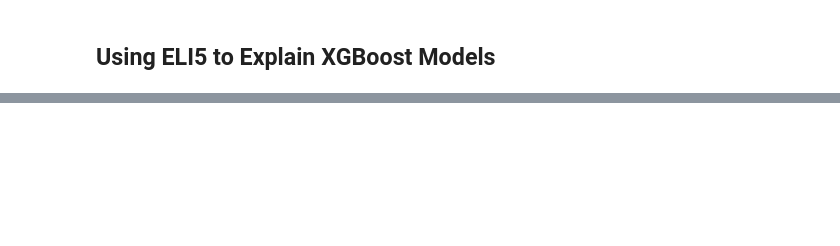
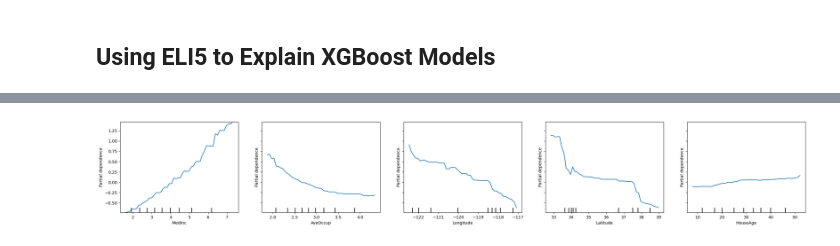
Before and after one commit to PacktPublishing/XGBoost-for-Regression-Predictive-Modeling-and-Time-Series-Analysis, a Jupyter notebook: ch10/model_interpretability.ipynb, the cells around one changed output, grey strips where cells are left out. Saved outputs shown, nothing was run; the diff lists cells and outputs as text; code cells hidden in the pictures; blank space fills up the shorter version.

```diff
--- a/ch10/model_interpretability.ipynb
+++ b/ch10/model_interpretability.ipynb
@@ -152,18 +135,16 @@ eli5.show_weights(perm, feature_names=X_test.columns.tolist())
 # %%
 from sklearn.ensemble import GradientBoostingRegressor
-from sklearn.datasets import load_boston
+from sklearn import datasets
 from sklearn.model_selection import train_test_split
 from sklearn.inspection import plot_partial_dependence
 import matplotlib.pyplot as plt
 import pandas as pd
 
-# Load the Boston housing dataset
-boston = load_boston()
-X = pd.DataFrame(boston.data, columns=boston.feature_names)
-y = boston.target
+# Load the housing dataset
+housingX, housingy = datasets.fetch_california_housing (return_X_y=True, as_frame=True)
 
 # Split the data into training and testing sets
-X_train, X_test, y_train, y_test = train_test_split(X, y, test_size=0.2, random_state=42)
+X_train, X_test, y_train, y_test = train_test_split(housingX, housingy, test_size=0.2, random_state=42)
 
 # Train the Gradient Boosting model
 gbr = GradientBoostingRegressor(n_estimators=100, learning_rate=0.1, max_depth=5, random_state=42)
@@ -178,18 +159,8 @@ feature_importances_df = pd.DataFrame({
     'Importance': importances
 })
 
-# Sort the features by importance and select the top 3
+# Sort the features by importance and select the top 5
 top_features = feature_importances_df.sort_values(by='Importance', ascending=False).head(5)
-print("Top 3 Important Features:")
+print("Top 5 Important Features:")
 print(top_features)
-
-# Get the indices of the top 5 features
-top_features_indices = [X_train.columns.get_loc(feature) for feature in top_features['Feature']]
-
-# Generate PDP plots for the top 3 features
-fig, ax = plt.subplots(figsize=(15, 10))
-plot_partial_dependence(gbr, X_train, top_features_indices, feature_names=X_train.columns, grid_resolution=50, ax=ax)
-
-# Show the plots
-plt.show()
 # %% [output]
@@ -203,0 +174,12 @@ Top 3 Important Features:
+# %%
+# Get the indices of the top 5 features
+top_features_indices = [X_train.columns.get_loc(feature) for feature in top_features['Feature']]
+
+# Generate PDP plots for the top 5 features
+fig, ax = plt.subplots(nrows=1, ncols=5, figsize=(30, 4), sharey = True, squeeze = True)
+plot_partial_dependence(gbr, X_train, top_features_indices, feature_names=X_train.columns, grid_resolution=50, ax=ax)
+
+# Show the plots
+plt.show()
+# %% [output]
+[figure, added]
```
Also changed, not shown: parts of 8 cells of this notebook.
